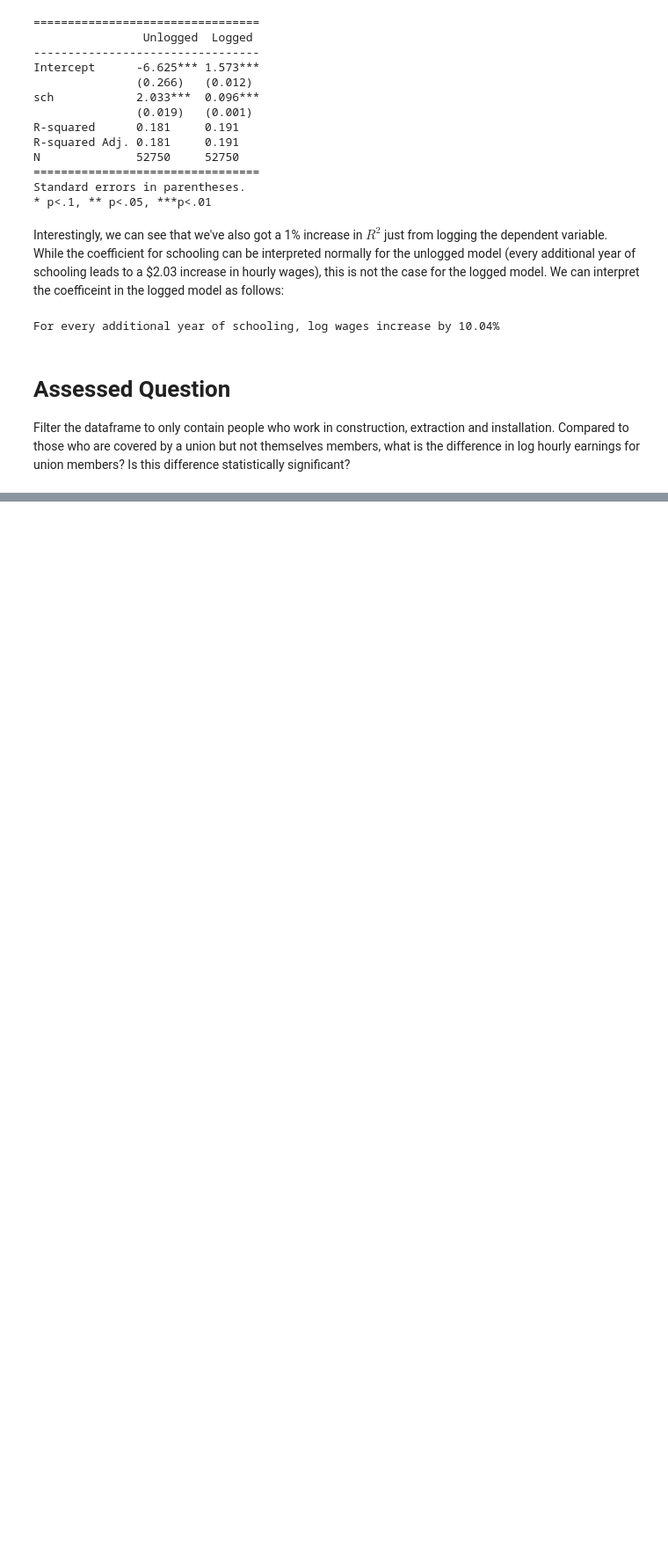
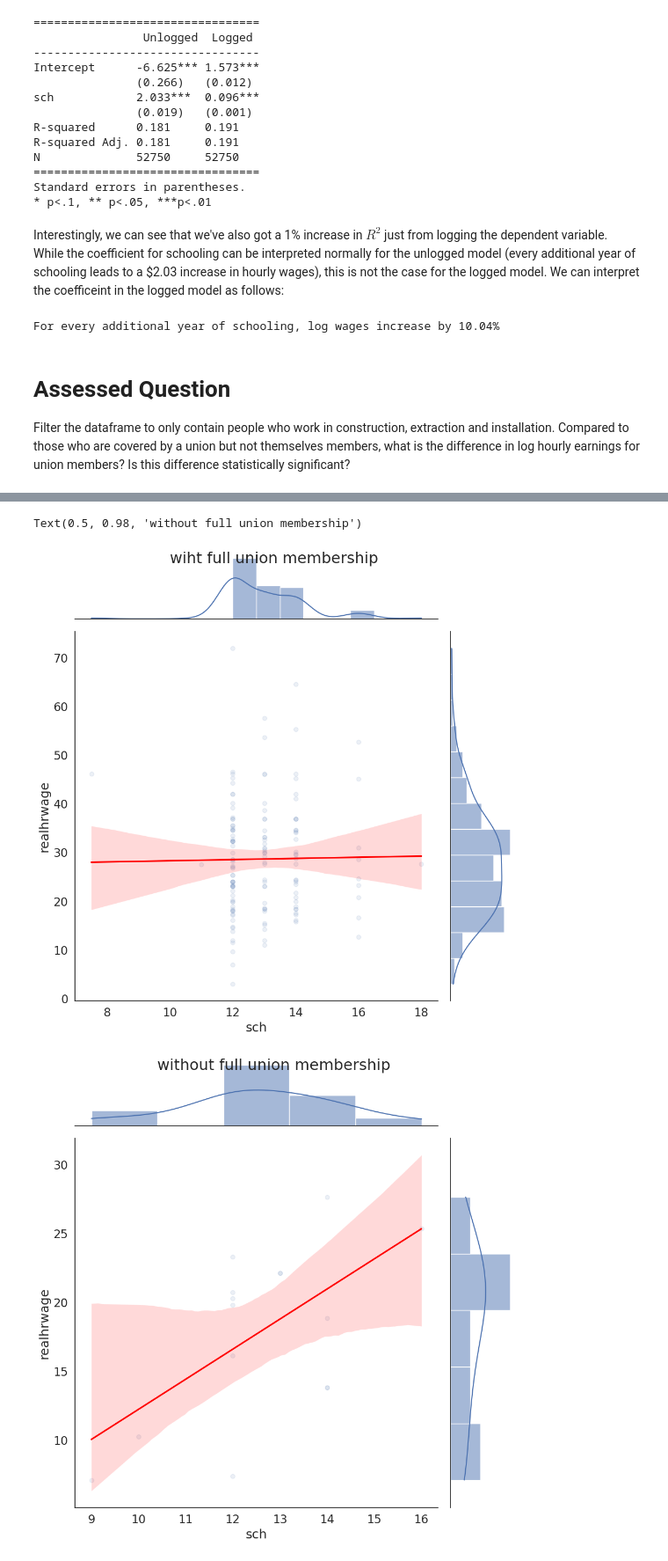
Before and after one commit to emetcalf-vas/QM2, a Jupyter notebook: notebooks/W07_Regression_Distributions_and_Basic_Statistics.ipynb, the cells around one changed output, grey strips where cells are left out. Shown at 88% size. Drawn from its saved outputs; the diff is of its cells as text; code cells hidden in the pictures; blank space fills up the shorter version.

```diff
--- a/notebooks/W07_Regression_Distributions_and_Basic_Statistics.ipynb
+++ b/notebooks/W07_Regression_Distributions_and_Basic_Statistics.ipynb
@@ -732,0 +735,8 @@ construction_no_union = construction[construction["union"] == 3]
+# %%
+combined_construction = pd.concat([construction_union, construction_no_union])
+sns.jointplot(data = construction_union, x='sch', y='realhrwage', kind="reg",  scatter_kws=dict(alpha=0.1), line_kws=dict(color='red'), height=10).fig.suptitle("wiht full union membership")
+sns.jointplot(data = construction_no_union, x='sch', y='realhrwage', kind="reg",  scatter_kws=dict(alpha=0.1), line_kws=dict(color='red'), height=10).fig.suptitle("without full union membership")
+# %% [output]
+Text(0.5, 0.98, 'without full union membership')
+[figure, added]
+[figure, added]
```
Also changed, not shown: parts of 7 cells of this notebook.
